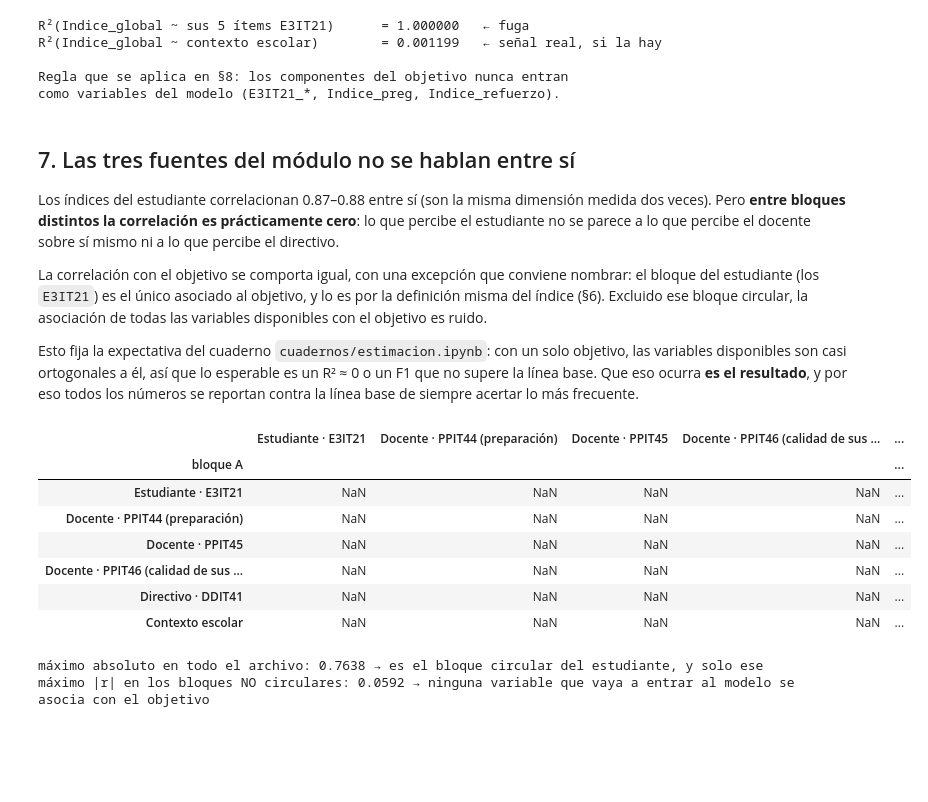
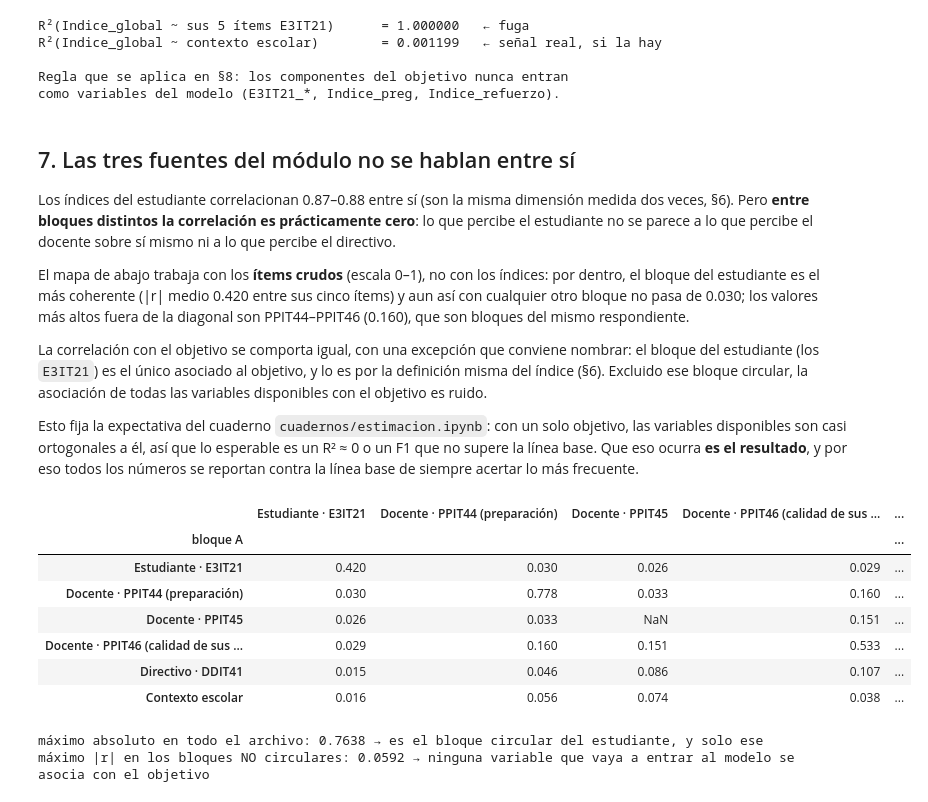
Before and after one commit to sonoAESS/erce_2019_cuba_3-ro, a Jupyter notebook: cuadernos/exploracion.ipynb, the cells around one changed output. Cells and saved outputs as stored; diff of their text form; code cells hidden in the pictures; blank space fills up the shorter version.

```diff
--- a/cuadernos/exploracion.ipynb
+++ b/cuadernos/exploracion.ipynb
@@ -644,9 +644,15 @@ como variables del modelo (E3IT21_*, Indice_preg, Indice_refuerzo).
 ## 7. Las tres fuentes del módulo no se hablan entre sí
 
 Los índices del estudiante correlacionan 0.87–0.88 entre sí (son la misma
-dimensión medida dos veces). Pero **entre bloques distintos la correlación es
-prácticamente cero**: lo que percibe el estudiante no se parece a lo que percibe
-el docente sobre sí mismo ni a lo que percibe el directivo.
+dimensión medida dos veces, §6). Pero **entre bloques distintos la correlación
+es prácticamente cero**: lo que percibe el estudiante no se parece a lo que
+percibe el docente sobre sí mismo ni a lo que percibe el directivo.
+
+El mapa de abajo trabaja con los **ítems crudos** (escala 0–1), no con los
+índices: por dentro, el bloque del estudiante es el más coherente (|r| medio
+0.420 entre sus cinco ítems) y aun así con cualquier otro bloque no pasa de
+0.030; los valores más altos fuera de la diagonal son PPIT44–PPIT46 (0.160),
+que son bloques del mismo respondiente.
 
 La correlación con el objetivo se comporta igual, con una excepción que conviene
 nombrar: el bloque del estudiante (los `E3IT21`) es el único asociado al objetivo,
@@ -661,38 +667,42 @@ más frecuente.
 # %%
 BLOQUES = {
     "Estudiante · E3IT21": E3,
     "Docente · PPIT44 (preparación)": PPIT44,
     "Docente · PPIT45": PPIT45,
     "Docente · PPIT46 (calidad de sus clases)": PPIT46,
     "Directivo · DDIT41": DDIT41,
     "Contexto escolar": ["edad", "num_hab_esc", "can_prof_3", "prof_hom_3", "prof_muj_3"],
 }
 
-nombres_bloque = {b: cols for b, cols in BLOQUES.items()}
-sub = pd.concat({b: raw[cols].corrwith(raw["Indice_global"])
-                 for b, cols in BLOQUES.items()}, axis=1)
+# Una sola correlación de todos los bloques, cortada por pares.
+# (No usar `corrwith` entre frames: alinea las columnas por nombre y los
+# bloques no tienen nombres en común, así que la matriz salía entera a NaN.)
+cols_todos = [c for cols in BLOQUES.values() for c in cols]
+C = raw[cols_todos].corr()
 
-# Matriz de correlación media entre bloques distintos
+# |r| medio entre pares de columnas; en la diagonal, dentro del propio bloque
 matriz = pd.DataFrame(index=BLOQUES, columns=BLOQUES, dtype=float)
 for a in BLOQUES:
     for b in BLOQUES:
+        bloque = np.abs(C.loc[BLOQUES[a], BLOQUES[b]].to_numpy())
         if a == b:
-            matriz.loc[a, b] = np.nan
-            continue
-        ca = raw[BLOQUES[a]].corrwith(raw[BLOQUES[b]])
-        matriz.loc[a, b] = np.nanmean(np.abs(ca.to_numpy(dtype=float)))
+            # dentro del bloque, sin la diagonal trivial (los 1,0)
+            v = bloque[~np.eye(len(bloque), dtype=bool)] if len(bloque) > 1 else np.array([])
+        else:
+            v = bloque.ravel()
+        matriz.loc[a, b] = v.mean() if v.size else np.nan  # PPIT45: 1 sola columna, sin pares
 
 matriz.index.name = "bloque A"
 matriz
 # %% [output]
 |  | Estudiante · E3IT21 | Docente · PPIT44 (preparación) | Docente · PPIT45 | Docente · PPIT46 (calidad de sus ... | ... |
 | bloque A |  |  |  |  | ... |
-| Estudiante · E3IT21 | NaN | NaN | NaN | NaN | ... |
-| Docente · PPIT44 (preparación) | NaN | NaN | NaN | NaN | ... |
-| Docente · PPIT45 | NaN | NaN | NaN | NaN | ... |
-| Docente · PPIT46 (calidad de sus ... | NaN | NaN | NaN | NaN | ... |
-| Directivo · DDIT41 | NaN | NaN | NaN | NaN | ... |
-| Contexto escolar | NaN | NaN | NaN | NaN | ... |
+| Estudiante · E3IT21 | 0.420 | 0.030 | 0.026 | 0.029 | ... |
+| Docente · PPIT44 (preparación) | 0.030 | 0.778 | 0.033 | 0.160 | ... |
+| Docente · PPIT45 | 0.026 | 0.033 | NaN | 0.151 | ... |
+| Docente · PPIT46 (calidad de sus ... | 0.029 | 0.160 | 0.151 | 0.533 | ... |
+| Directivo · DDIT41 | 0.015 | 0.046 | 0.086 | 0.107 | ... |
+| Contexto escolar | 0.016 | 0.056 | 0.074 | 0.038 | ... |
 # %%
 fig = go.Figure(go.Heatmap(
     z=matriz.values, x=list(matriz.columns), y=list(matriz.index),
```
Also changed, not shown: parts of 1 cell of this notebook, 1 other file.
